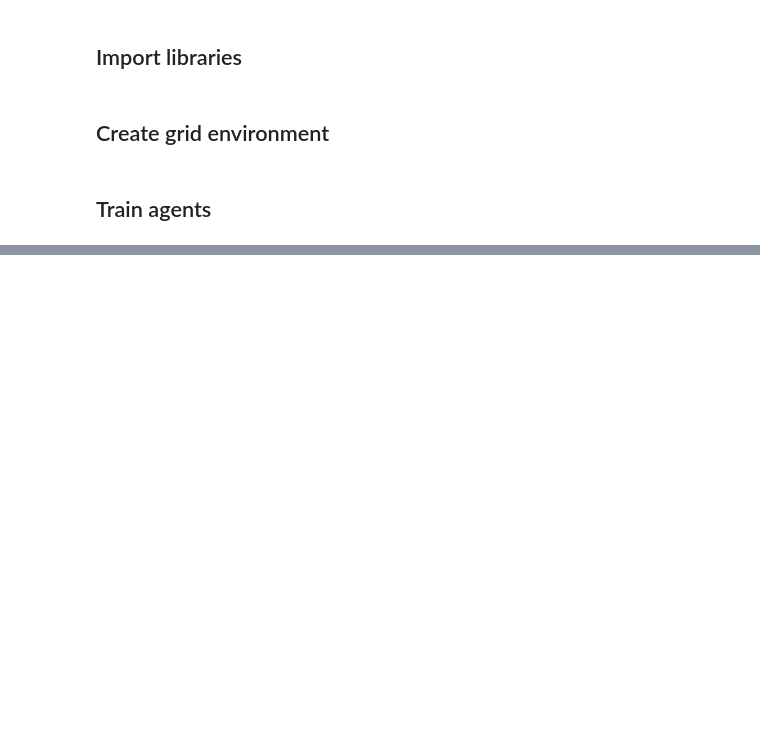
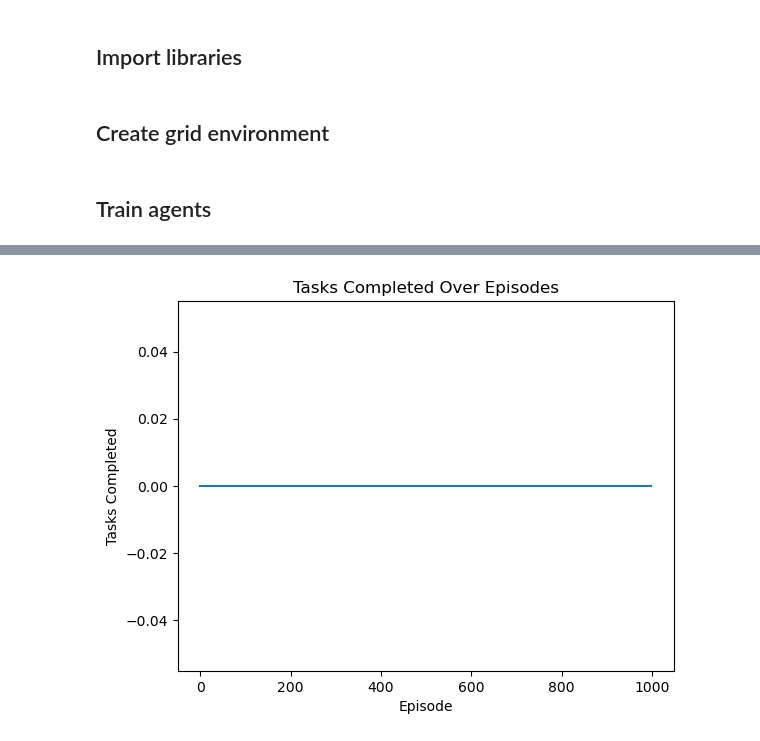
Before and after one commit to AiluielenA/reinforcement_learning, a Jupyter notebook: project/warehouse_robot.ipynb, the cells around one changed output, grey strips where cells are left out. Drawn from its saved outputs; the diff is of its cells as text; code cells hidden in the pictures; blank space fills up the shorter version.

Commit message:
project - functional + visualization

```diff
--- a/project/warehouse_robot.ipynb
+++ b/project/warehouse_robot.ipynb
@@ -29,6 +29,8 @@ DEPOSIT_REWARD = 100
 CHARGING_REWARD = -5
 OPEN_AREA_REWARD = -1
 COLLISION_PENALTY = -50
+
+charging_stations = [(1, 1), (5, 1), (9, 9)] #added
 
 # Assign rewards to cells
 def assign_rewards():
@@ -265,0 +311,10 @@ for episode in range(episodes):
+# %%
+import matplotlib.pyplot as plt
+
+plt.plot(task_completions)
+plt.xlabel('Episode')
+plt.ylabel('Tasks Completed')
+plt.title('Tasks Completed Over Episodes')
+plt.show()
+# %% [output]
+[figure, added]
```
Also changed, not shown: parts of 2 cells of this notebook.
